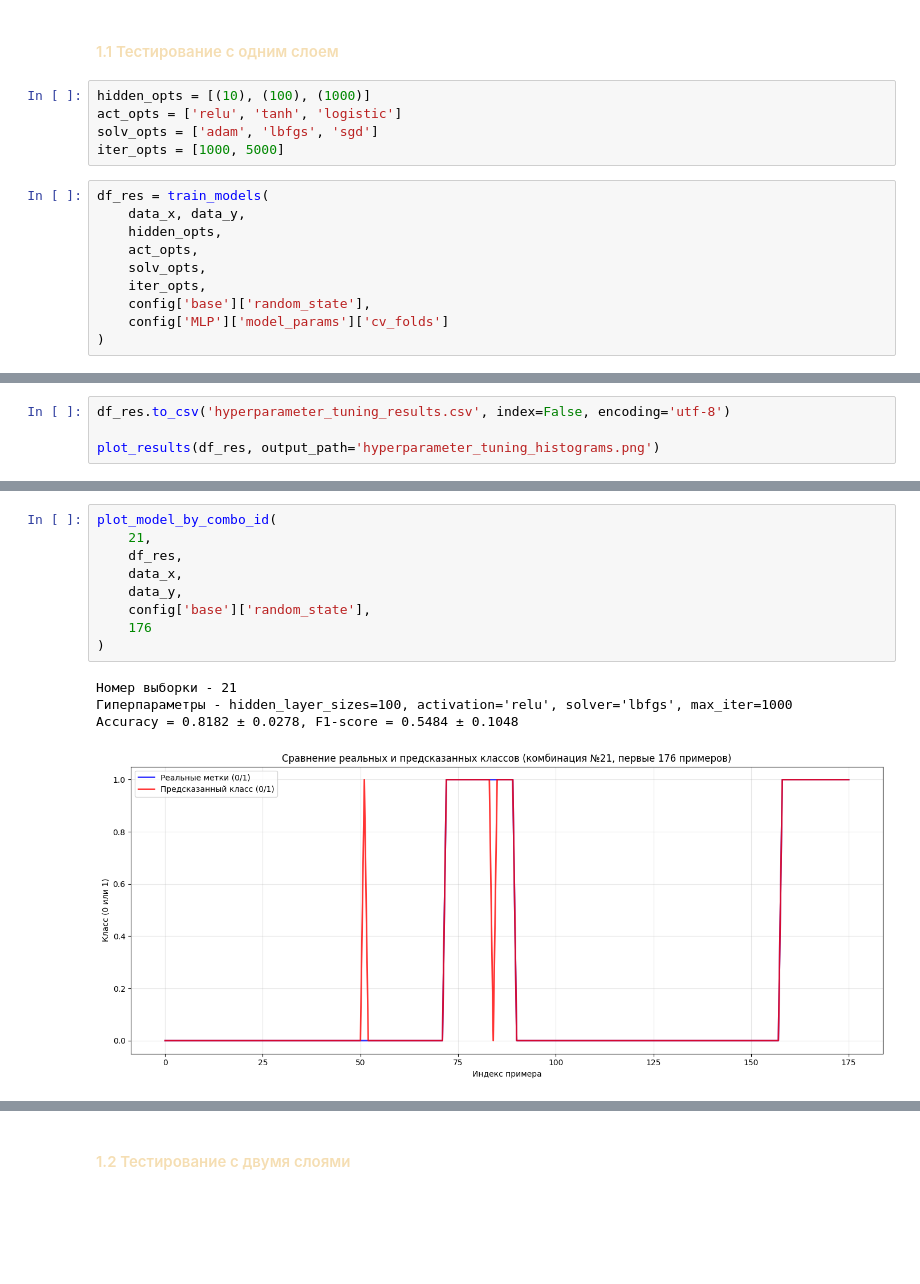
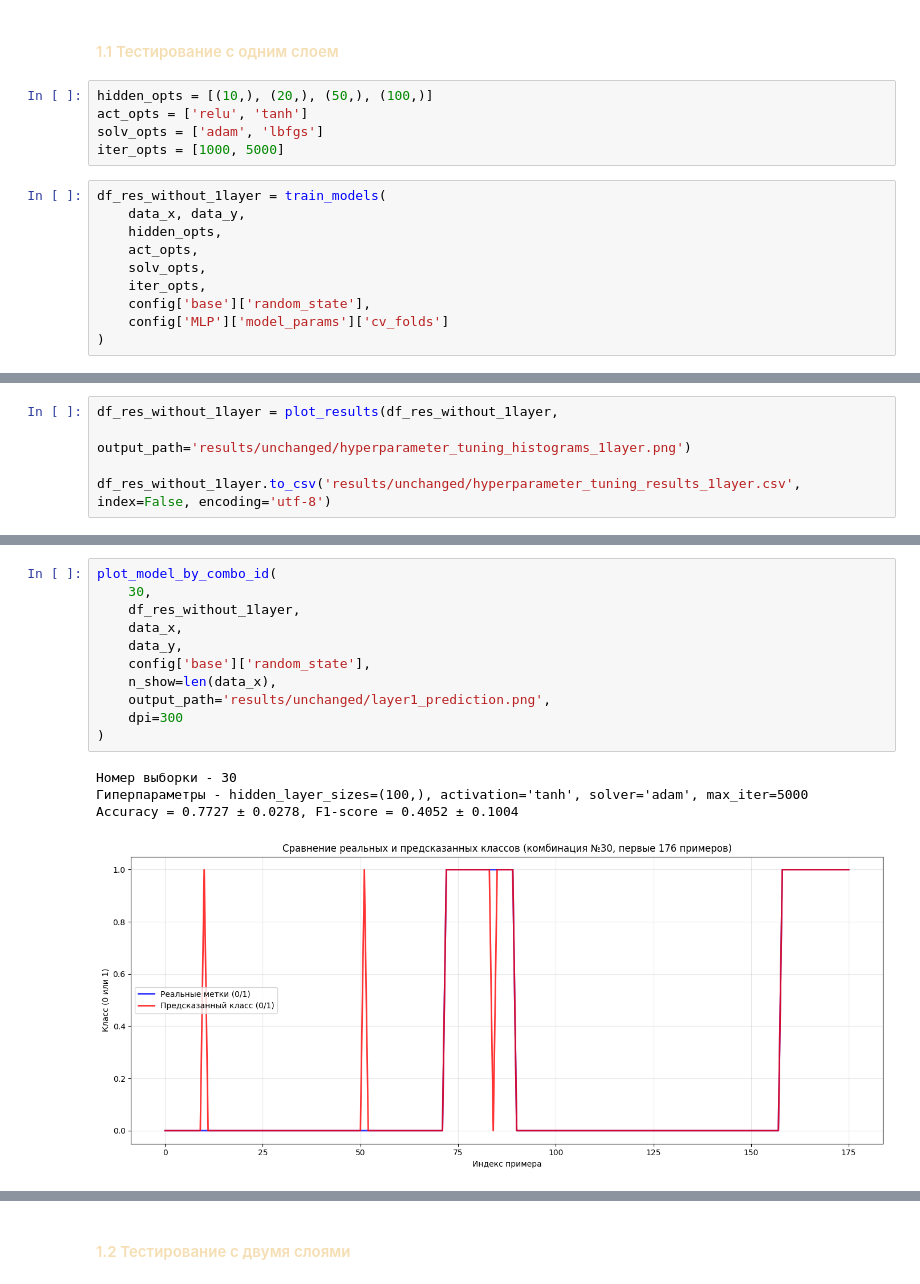
Before and after one commit to Bexaric/LB3_ML_Yakushev, a Jupyter notebook: notebook/Part2_MLPClassifier.ipynb, the cells around one changed output, grey strips where cells are left out. Saved outputs shown, nothing was run; the diff lists cells and outputs as text; blank space fills up the shorter version.

```diff
--- a/notebook/Part2_MLPClassifier.ipynb
+++ b/notebook/Part2_MLPClassifier.ipynb
@@ -225,12 +248,12 @@ def plot_model_by_combo_id(combo_id, df_results, data_x, data_y, random_state, n
 # %% [markdown]
 #### <font color='#F5DEB3'> 1.1 Тестирование с одним слоем
 # %%
-hidden_opts = [(10), (100), (1000)]
-act_opts = ['relu', 'tanh', 'logistic']
-solv_opts = ['adam', 'lbfgs', 'sgd']
+hidden_opts = [(10,), (20,), (50,), (100,)]
+act_opts = ['relu', 'tanh']
+solv_opts = ['adam', 'lbfgs']
 iter_opts = [1000, 5000]
 # %%
-df_res = train_models(
+df_res_without_1layer = train_models(
     data_x, data_y,
     hidden_opts,
     act_opts,
@@ -329,5 +339,6 @@ You might also want to scale the data as shown in:
 # %%
-df_res.to_csv('hyperparameter_tuning_results.csv', index=False, encoding='utf-8')
+df_res_without_1layer = plot_results(df_res_without_1layer,
+                                     output_path='results/unchanged/hyperparameter_tuning_histograms_1layer.png')
 
-plot_results(df_res, output_path='hyperparameter_tuning_histograms.png')
+df_res_without_1layer.to_csv('results/unchanged/hyperparameter_tuning_results_1layer.csv', index=False, encoding='utf-8')
 # %% [output]
@@ -355,14 +366,16 @@ print_sorted_by_f1(df_res)
 # %%
 plot_model_by_combo_id(
-    21,
-    df_res,
+    30,
+    df_res_without_1layer,
     data_x,
     data_y,
     config['base']['random_state'],
-    176
+    n_show=len(data_x),
+    output_path='results/unchanged/layer1_prediction.png',
+    dpi=300
 )
 # %% [output]
-Номер выборки - 21
-Гиперпараметры - hidden_layer_sizes=100, activation='relu', solver='lbfgs', max_iter=1000
-Accuracy = 0.8182 ± 0.0278, F1-score = 0.5484 ± 0.1048
+Номер выборки - 30
+Гиперпараметры - hidden_layer_sizes=(100,), activation='tanh', solver='adam', max_iter=5000
+Accuracy = 0.7727 ± 0.0278, F1-score = 0.4052 ± 0.1004
-[figure, old version]
+[figure, new version]
```
Also changed, not shown: parts of 133 cells of this notebook, 56 other files.
